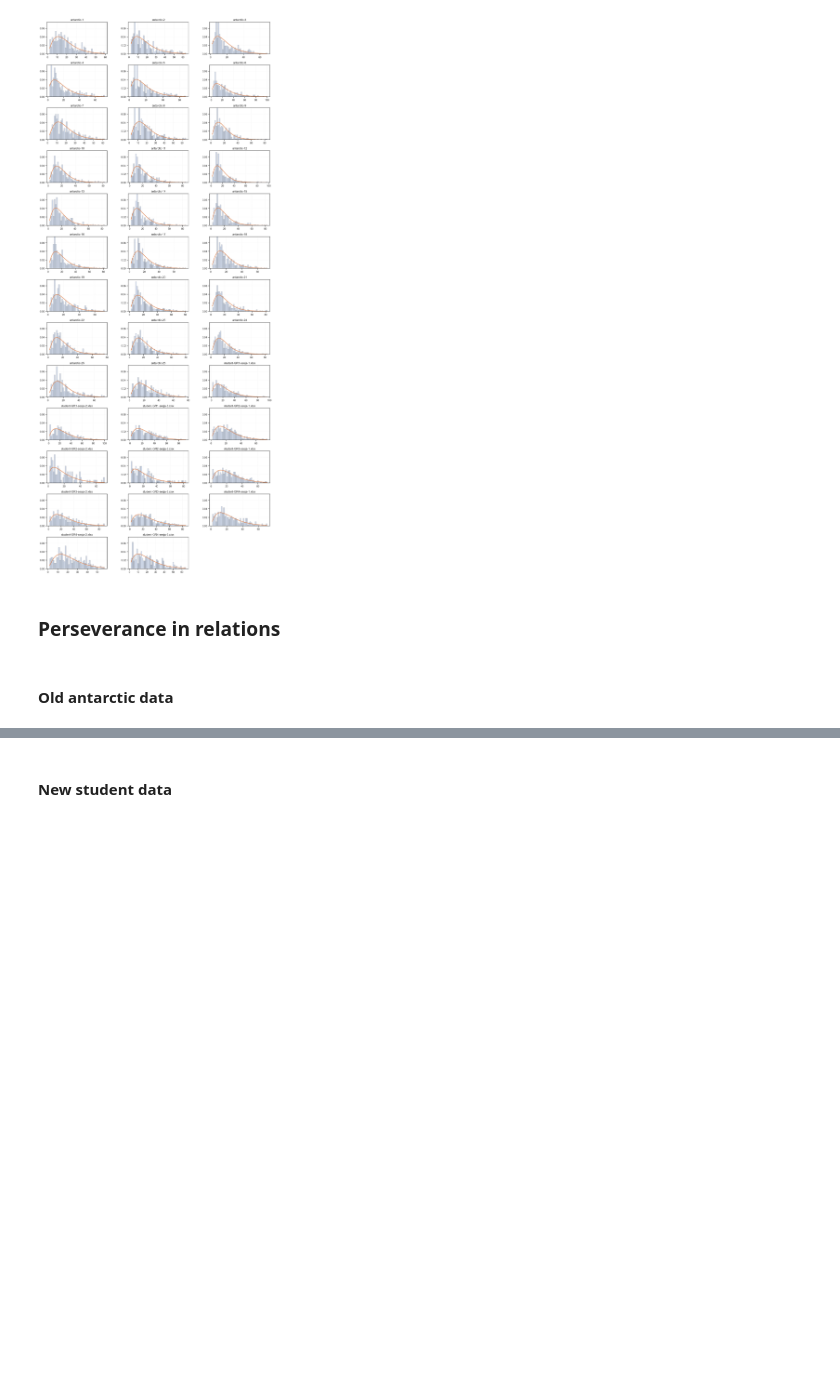
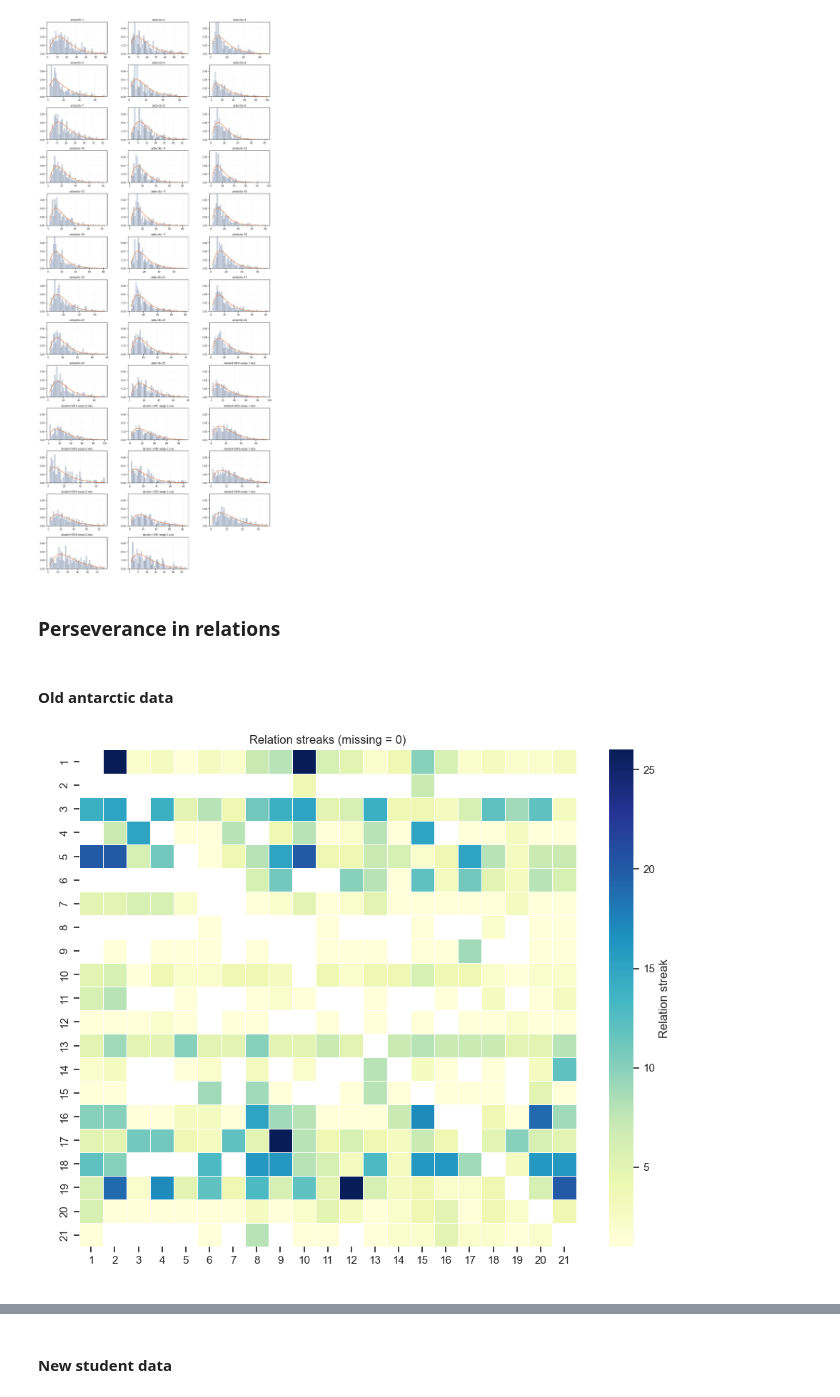
Before and after one commit to marcindahlen/Antarctica_research_2020, a Jupyter notebook: notebook.ipynb, the cells around one changed output, grey strips where cells are left out. Cells and saved outputs as stored; diff of their text form; code cells hidden in the pictures; blank space fills up the shorter version.

```diff
--- a/notebook.ipynb
+++ b/notebook.ipynb
@@ -692,3 +693,32 @@ for person in antarctic_lasting_relationships.keys():
         if person not in antarctic_relationships_streaks:
             antarctic_relationships_streaks[person] = {}
         antarctic_relationships_streaks[person][other] = longest_consecutive_streak(antarctic_lasting_relationships[person][other])
+# %%
+nodes = sorted(
+    set(antarctic_relationships_streaks.keys()).union(
+        *[d.keys() for d in antarctic_relationships_streaks.values()]
+    )
+)
+
+df = pandas.DataFrame(0, index=nodes, columns=nodes, dtype=int)
+for src, targets in antarctic_relationships_streaks.items():
+    for dst, w in targets.items():
+        df.at[src, dst] = w
+
+clear_mask = df == 0
+
+matplotlib.pyplot.figure(figsize=(10, 8))
+seaborn.heatmap(df,
+            cmap="YlGnBu",
+            mask=clear_mask,
+            linewidths=.4,
+            square=True,
+            cbar_kws={"label": "Relation streak"},
+            annot=False)
+matplotlib.pyplot.title("Relation streaks (missing = 0)")
+matplotlib.pyplot.xlabel(" ")
+matplotlib.pyplot.ylabel(" ")
+matplotlib.pyplot.tight_layout()
+matplotlib.pyplot.show()
+# %% [output]
+[figure, added]
```
Also changed, not shown: parts of 10 cells of this notebook.
